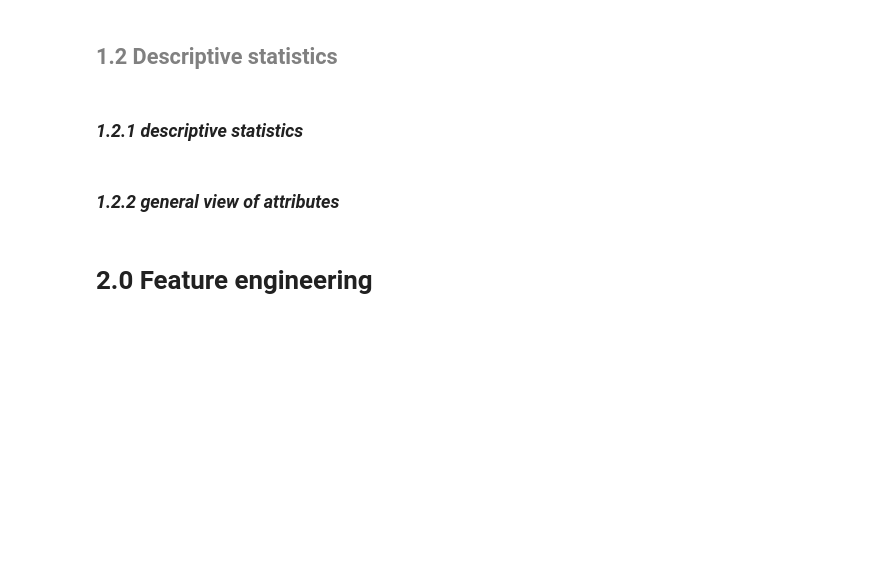
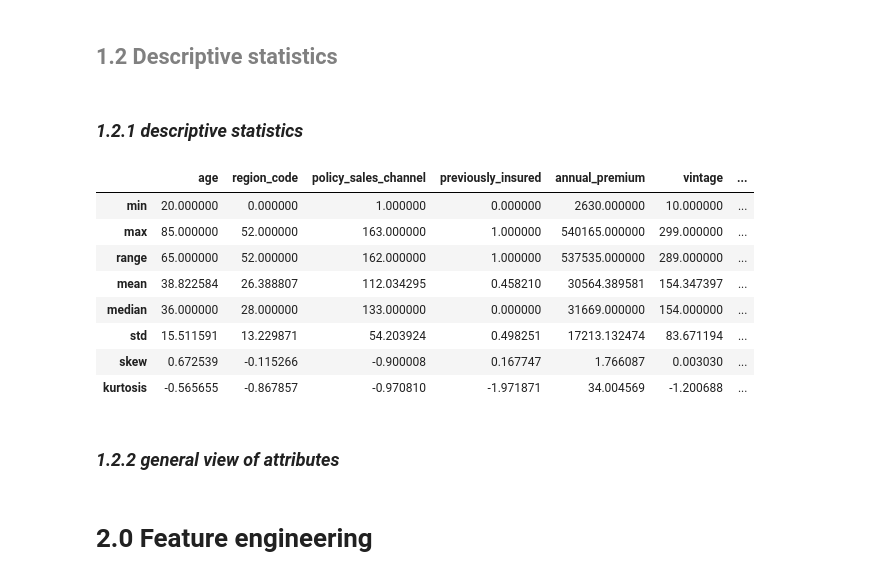
Before and after one commit to GustavoHBDuarte/health-insurance, a Jupyter notebook: notebook_main.ipynb, the cells around one changed output. Drawn from its saved outputs; the diff is of its cells as text; code cells hidden in the pictures; blank space fills up the shorter version.

Commit message:
notebook_main.py file updated. Data initial investigation in progress.

```diff
--- a/notebook_main.ipynb
+++ b/notebook_main.ipynb
@@ -12,6 +12,26 @@ import warnings
 # %% [markdown]
 # <font color="green"> Helper functions </font>
 # %%
+def descriptive_statistics(df):
+
+    df = df.select_dtypes(include=['int64', 'float64'])
+
+    # Descriptive statistics
+
+    df_descriptive = pd.DataFrame(data=[df.apply(np.min),
+                                        df.apply(np.max),
+                                        df.apply(lambda x: np.max(x) - np.min(x)),
+                                        df.apply(np.mean),
+                                        df.apply(np.median),
+                                        df.apply(np.std),
+                                        df.apply(lambda x: x.skew()),
+                                        df.apply(lambda x: x.kurtosis())],
+                                  index=np.array(['min', 'max', 'range', 'mean', 'median', 'std', 'skew', 'kurtosis']))
+
+    return df_descriptive
+
+
+
 def jupyter_settings():
 
     pd.options.display.max_columns = None
@@ -154,6 +301,18 @@ df_vehicle.head()
 ### <i>1.2.1 descriptive statistics</i>
 # %%
 # Numerical and categorical attributes
+# %%
+descriptive_statistics(df)
+# %% [output]
+|  | age | region_code | policy_sales_channel | previously_insured | annual_premium | vintage | ... |
+| min | 20.000000 | 0.000000 | 1.000000 | 0.000000 | 2630.000000 | 10.000000 | ... |
+| max | 85.000000 | 52.000000 | 163.000000 | 1.000000 | 540165.000000 | 299.000000 | ... |
+| range | 65.000000 | 52.000000 | 162.000000 | 1.000000 | 537535.000000 | 289.000000 | ... |
+| mean | 38.822584 | 26.388807 | 112.034295 | 0.458210 | 30564.389581 | 154.347397 | ... |
+| median | 36.000000 | 28.000000 | 133.000000 | 0.000000 | 31669.000000 | 154.000000 | ... |
+| std | 15.511591 | 13.229871 | 54.203924 | 0.498251 | 17213.132474 | 83.671194 | ... |
+| skew | 0.672539 | -0.115266 | -0.900008 | 0.167747 | 1.766087 | 0.003030 | ... |
+| kurtosis | -0.565655 | -0.867857 | -0.970810 | -1.971871 | 34.004569 | -1.200688 | ... |
 # %%
 # Descriptive statistics
 # %% [markdown]
```
Also changed, not shown: parts of 11 cells of this notebook.
